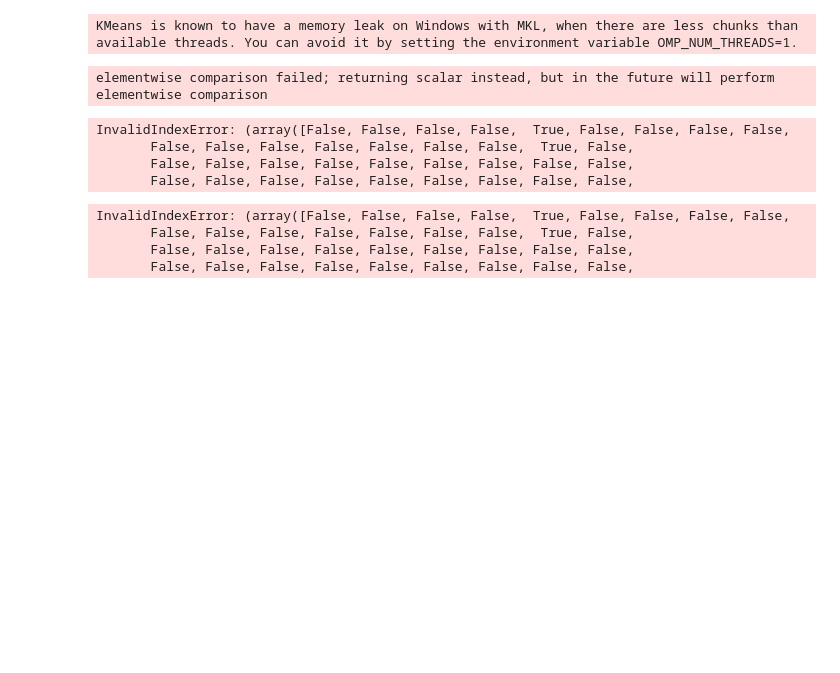
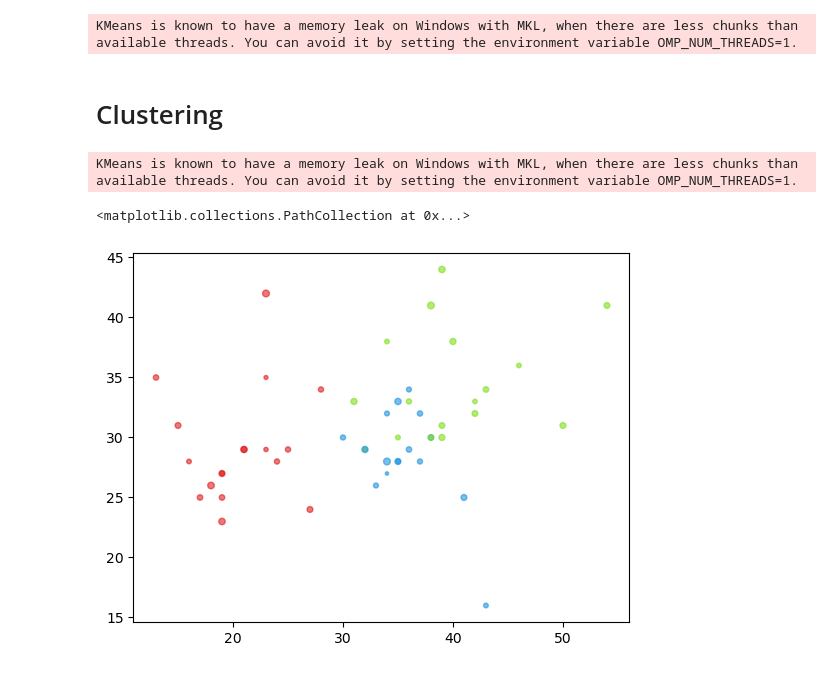
Before and after one commit to bassantmedhat/Reducing-Traffic-Mortality, a Jupyter notebook: model.ipynb, the cells around one changed output. Drawn from its saved outputs; the diff is of its cells as text; code cells hidden in the pictures; blank space fills up the shorter version.

```diff
--- a/model.ipynb
+++ b/model.ipynb
@@ -437,38 +362,28 @@ kmeans = KMeans(n_clusters= 10)
 label = kmeans.fit_predict(road_accident_train[["perc_fatl_speed", "perc_fatl_alcohol", "perc_fatl_1st_time"]])
 # %% [output]
 KMeans is known to have a memory leak on Windows with MKL, when there are less chunks than available threads. You can avoid it by setting the environment variable OMP_NUM_THREADS=1.
-# %%
-#Getting unique labels
-def to_bool(label):
-    return 1 if label == 'True' else 0
-u_labels = np.unique(to_bool(label))
-
-#plotting the results:
-
-for i in u_labels:
-    plt.scatter(road_accident_train[label == i , 0] , road_accident_train[label == i , 1] , label = i)
-plt.legend()
-plt.show()
-# %% [output]
-elementwise comparison failed; returning scalar instead, but in the future will perform elementwise comparison
-InvalidIndexError: (array([False, False, False, False,  True, False, False, False, False,
-       False, False, False, False, False, False, False,  True, False,
-       False, False, False, False, False, False, False, False, False,
-       False, False, False, False, False, False, False, False, False,
-# %%
-#Getting the Centroids
-centroids = kmeans.cluster_centers_
-u_labels = np.unique(label)
-
-#plotting the results:
-
-for i in u_labels:
-    plt.scatter(road_accident_train[label == i , 0] , road_accident_train[label == i , 1] , label = i)
-plt.scatter(centroids[:,0] , centroids[:,1] , s = 80, color = 'k')
-plt.legend()
-plt.show()
-# %% [output]
-InvalidIndexError: (array([False, False, False, False,  True, False, False, False, False,
-       False, False, False, False, False, False, False,  True, False,
-       False, False, False, False, False, False, False, False, False,
-       False, False, False, False, False, False, False, False, False,
+# %% [markdown]
+# Clustering
+# %%
+from sklearn.cluster import KMeans
+import numpy as np
+# k means
+kmeans = KMeans(n_clusters=3, random_state=0)
+road_accident_train['cluster'] = kmeans.fit_predict(road_accident_train[["perc_fatl_speed", "perc_fatl_alcohol", "perc_fatl_1st_time"]])
+# get centroids
+centroids = kmeans.cluster_centers_
+cen_x = [i[0] for i in centroids]
+cen_y = [i[1] for i in centroids]
+## add to df
+road_accident_train['cen_x'] = road_accident_train.cluster.map({0:cen_x[0], 1:cen_x[1], 2:cen_x[2]})
+road_accident_train['cen_y'] = road_accident_train.cluster.map({0:cen_y[0], 1:cen_y[1], 2:cen_y[2]})
+# define and map colors
+colors = ['#DF2020', '#81DF20', '#2095DF']
+road_accident_train['c'] = road_accident_train.cluster.map({0:colors[0], 1:colors[1], 2:colors[2]})
+# %% [output]
+KMeans is known to have a memory leak on Windows with MKL, when there are less chunks than available threads. You can avoid it by setting the environment variable OMP_NUM_THREADS=1.
+# %%
+plt.scatter(road_accident_train.perc_fatl_speed, road_accident_train.perc_fatl_alcohol, c=road_accident_train.c, s=road_accident_train.drvr_fatl_col_bmiles, alpha = 0.6)
+# %% [output]
+<matplotlib.collections.PathCollection at 0x...>
+[figure, added]
```
Also changed, not shown: parts of 30 cells of this notebook.
